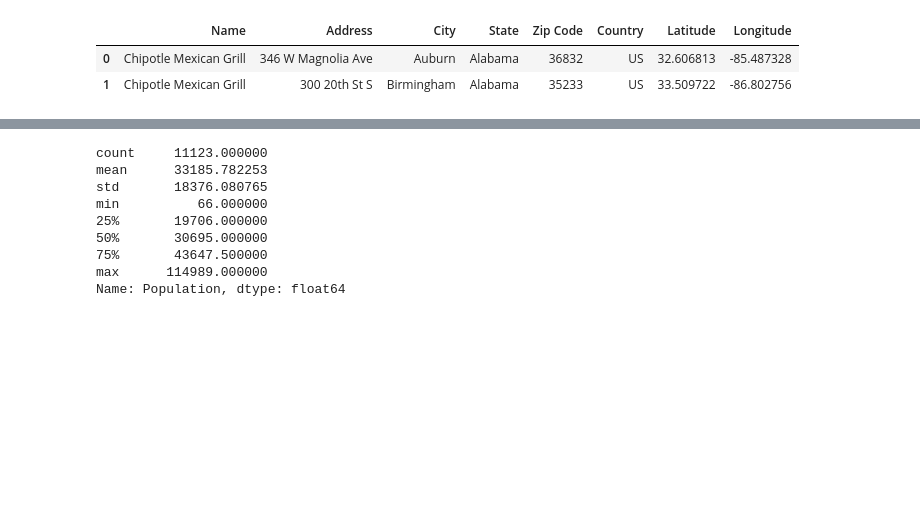
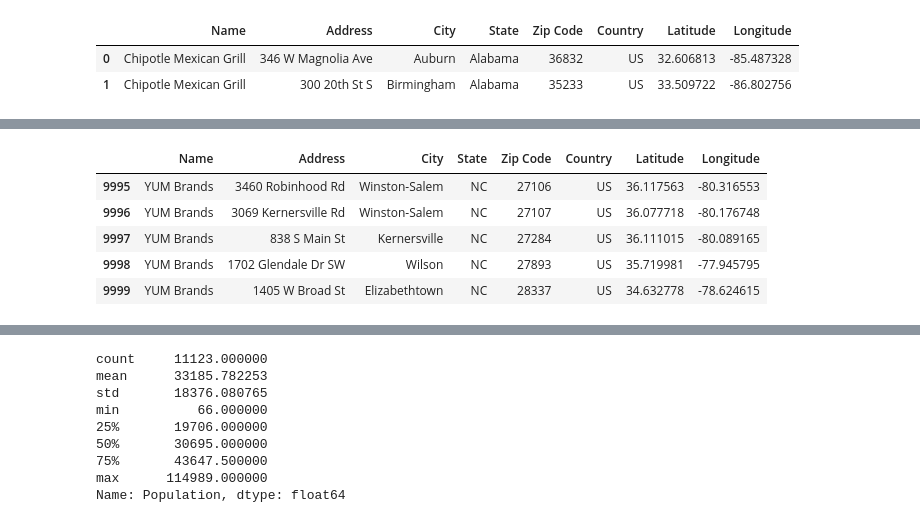
Before and after one commit to JeniLam/Project1_Group2, a Jupyter notebook: Notebooks/Clean_Restaurant_Data.ipynb, the cells around one changed output, grey strips where cells are left out. Saved outputs shown, nothing was run; the diff lists cells and outputs as text; code cells hidden in the pictures; blank space fills up the shorter version.

```diff
--- a/Notebooks/Clean_Restaurant_Data.ipynb
+++ b/Notebooks/Clean_Restaurant_Data.ipynb
@@ -160,0 +157,12 @@ clean_rest_2018.head(2)
+# %%
+# https://pandas.pydata.org/pandas-docs/stable/user_guide/merging.html
+combine= [chipotle,clean_rest_2018]
+all_rest_df = pd.concat(combine, axis=0)
+all_rest_df.tail()
+# %% [output]
+|  | Name | Address | City | State | Zip Code | Country | Latitude | Longitude |
+| 9995 | YUM Brands | 3460 Robinhood Rd | Winston-Salem | NC | 27106 | US | 36.117563 | -80.316553 |
+| 9996 | YUM Brands | 3069 Kernersville Rd | Winston-Salem | NC | 27107 | US | 36.077718 | -80.176748 |
+| 9997 | YUM Brands | 838 S Main St | Kernersville | NC | 27284 | US | 36.111015 | -80.089165 |
+| 9998 | YUM Brands | 1702 Glendale Dr SW | Wilson | NC | 27893 | US | 35.719981 | -77.945795 |
+| 9999 | YUM Brands | 1405 W Broad St | Elizabethtown | NC | 28337 | US | 34.632778 | -78.624615 |
```
Also changed, not shown: parts of 13 cells of this notebook, 10 other files.
